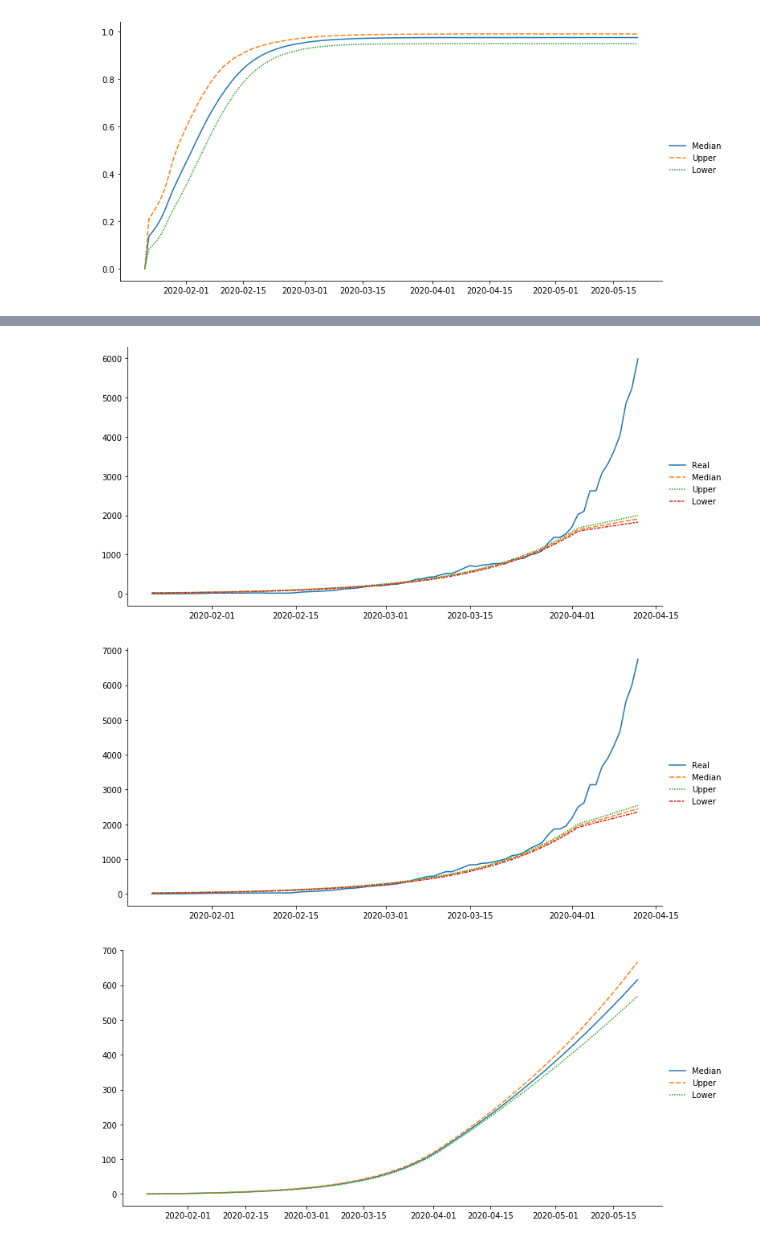
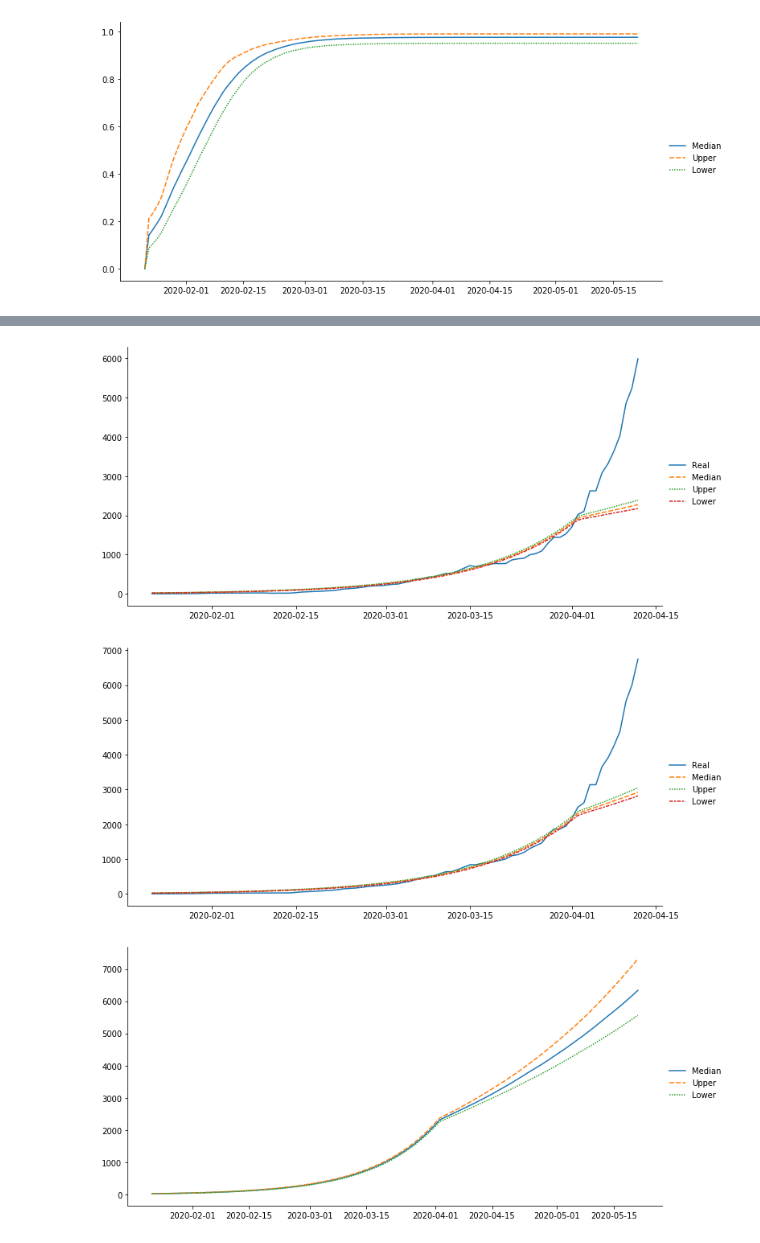
Before and after one commit to yoriyuki/COVID-19, a Jupyter notebook: prediction/Turzin.ipynb, the cells around one changed output, grey strips where cells are left out. Cells and saved outputs as stored; diff of their text form; code cells hidden in the pictures.

```diff
--- a/prediction/Turzin.ipynb
+++ b/prediction/Turzin.ipynb
@@ -40,8 +40,9 @@ death = death.cummax()
 # %%
 country = 'Japan'
 C0 = confirmed[country].values
-R0 = recovered[country].values
+R0 = (recovered)[country].values
 D0 = death[country].values
 P = 12000_0000
-iter=2000
+iter=100000
+repeat = 1000
 # %%
@@ -87,7 +82,7 @@ convergence, Rhat=1).
 def sigmoid(x, theta, t0):
     return 1/(1 + np.exp(-theta*(x-t0)))
 # %%
-def simulate(init_inf, b0, b1, theta_b, b_date, q1, theta_q, q_date, a, horizon):
+def simulate(init_inf, b0, b1, theta_b, b_date, q1, theta_q, q_date, a, d, horizon):
     S = init_inf;
     R = 0;
     D = 0;
@@ -104,7 +99,7 @@ def simulate(init_inf, b0, b1, theta_b, b_date, q1, theta_q, q_date, a, horizon)
         I = (S - R - D) * b * (1 - S/P)
         q = q1 * sigmoid(t, theta_q, q_date)
         NR = a * (S - R - D)
-        ND = 0.005 * (S - R - D)
+        ND = d * (S - R - D)
         D = D + ND
         S = S + I
         R = R + NR
@@ -135,7 +130,8 @@ def monte_carlo(fit, horizon):
     R0 = pd.DataFrame()
     I0 = pd.DataFrame()
     n = fit['init_inf'].shape[0]
-    for i in range(n):
+    for k in range(repeat):
+        i = np.random.randint(n)
         df = simulate(init_inf=fit['init_inf'][i],
                       b0=fit['b0'][i],
                       b1=fit['b1'][i],
@@ -145,6 +141,7 @@ def monte_carlo(fit, horizon):
                       theta_q=fit['theta_q'][i],
                       q_date=fit['q_date'][i],
                       a=fit['a'][i],
+                      d=fit['d'][i],
                       horizon=horizon)
         S = pd.concat([S, df['S']], axis=1)
         R = pd.concat([R, df['R']], axis=1)
@@ -230,12 +207,12 @@ predicted_recovered = pd.DataFrame(R.values, columns=range(len(R.columns)), inde
 # %%
 draw(cumulative - predicted_recovered, real=(confirmed-recovered)[country])
 # %% [output]
-[figure, old version]
+[figure, new version]
 # %%
 draw(cumulative, real=confirmed[country])
 # %% [output]
-[figure, old version]
+[figure, new version]
 # %%
-draw(D)
+draw(S)
 # %% [output]
-[figure, old version]
+[figure, new version]
```
Also changed, not shown: parts of 9 cells of this notebook.
